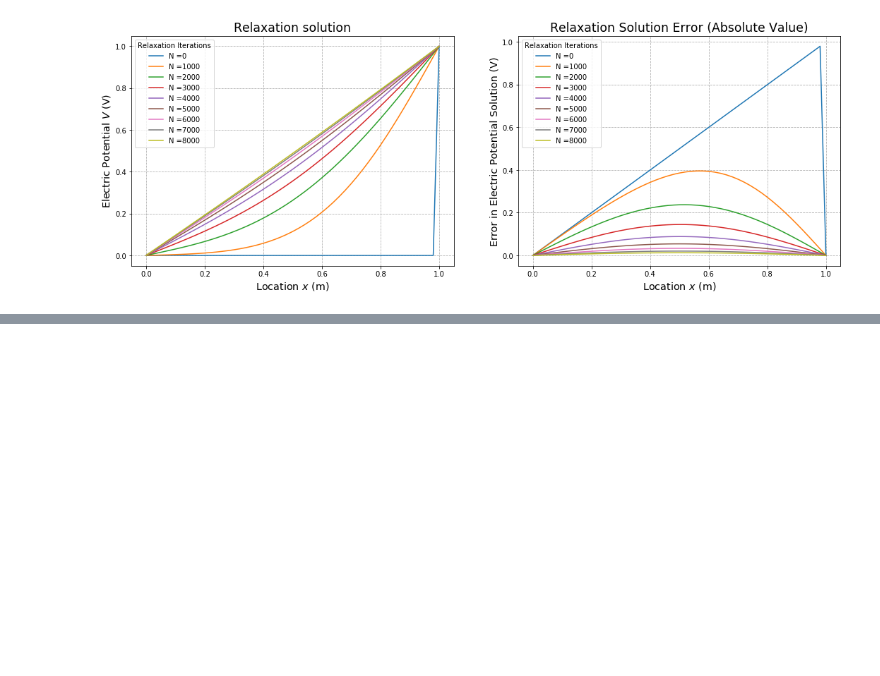
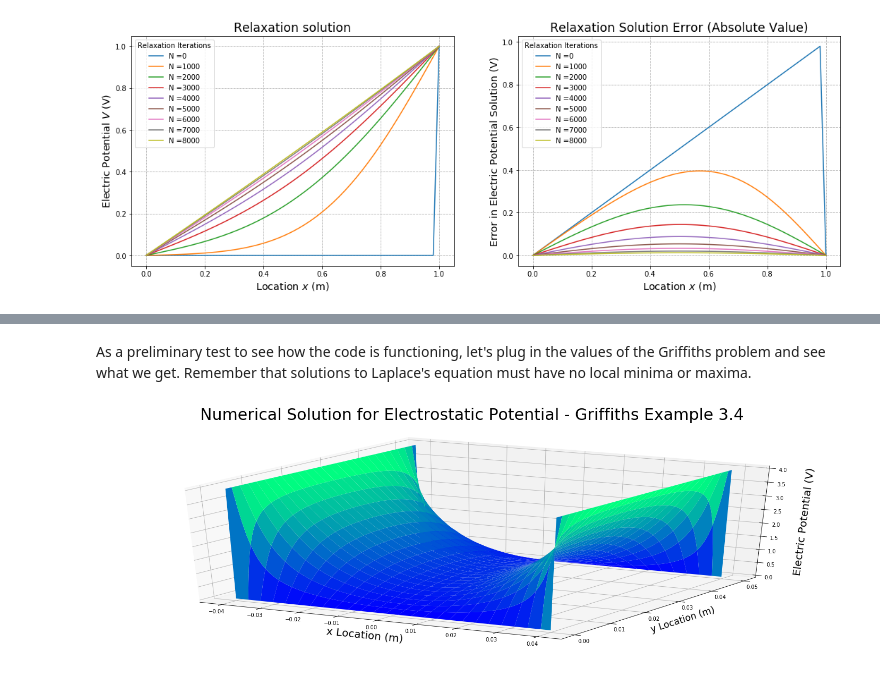
Before and after one commit to kennethsharman/PHYS_481, a Jupyter notebook: Exams/Midterm.ipynb, the cells around one changed output, grey strips where cells are left out. Saved outputs shown, nothing was run; the diff lists cells and outputs as text; code cells hidden in the pictures; blank space fills up the shorter version.

```diff
--- a/Exams/Midterm.ipynb
+++ b/Exams/Midterm.ipynb
@@ -229,0 +318,14 @@ Since these are semi log plots, we note that past roughly three decimal places,
+# %% [markdown]
+As a preliminary test to see how the code is functioning, let's plug in the values of the Griffiths problem and see what we get. Remember that solutions to Laplace's equation must have no local minima or maxima.
+# %%
+'''Instantiate System Specified by Griffiths 3.4'''
+A, B, V0 = 0.05, 0.04, 4.0 # Example 3.4 parameters: a=5cm, b=4cm, V_0=4V
+
+# The reason for using tol = 6e-4 is explained below
+two_dim_system = ElectricPotential2D(-B, B, 0, A, V0, V0, 0.0, 0.0, \
+                                     grid_shape=(100, 100), tol=6e-4)
+two_dim_system.iterate_relaxation() # Run relaxation method
+two_dim_system.plot_potential(title='Numerical Solution for Electrostatic Potential - ' \
+                              + 'Griffiths Example 3.4\n') # Plot V(x,y) solution
+# %% [output]
+[figure, added]
```
Also changed, not shown: parts of 44 cells of this notebook.
